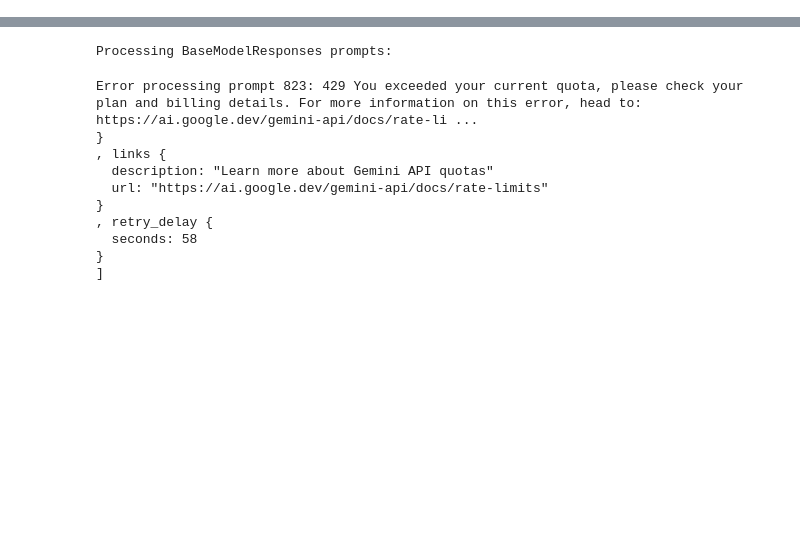
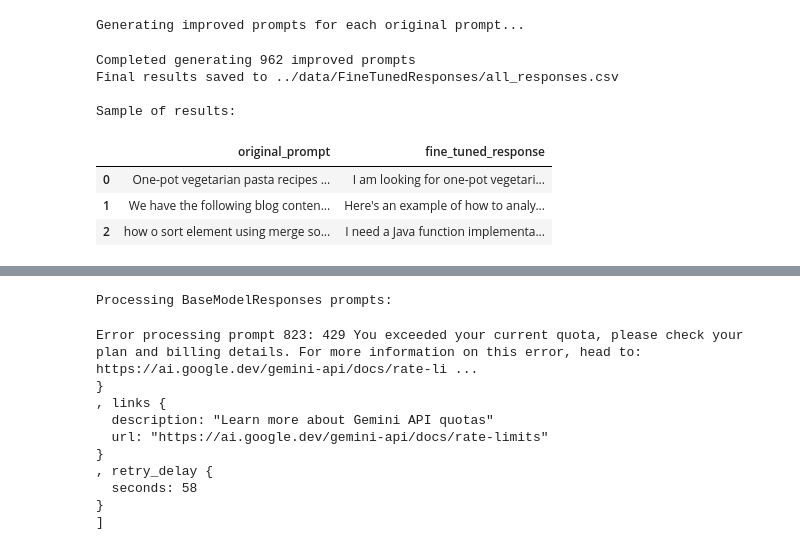
Before and after one commit to megemann/oneprompted, a Jupyter notebook: notebooks/Responses.ipynb, the cells around one changed output, grey strips where cells are left out. Drawn from its saved outputs; the diff is of its cells as text; code cells hidden in the pictures; blank space fills up the shorter version.

```diff
--- a/notebooks/Responses.ipynb
+++ b/notebooks/Responses.ipynb
@@ -262,39 +286,43 @@ def safe_generate_response(prompt):
     except Exception as e:
         print(f"Error processing prompt: {str(e)[:100]}...")
         return "Error generating response"
 
 # Create directory if it doesn't exist
 import os
 os.makedirs("../data/FineTunedResponses", exist_ok=True)
 
 # Initialize counter for saving
 counter = [0]
 total_rows = len(df_sharegpt)
 
 # Define a function to process each row and save every 100 rows
 def process_and_save(prompt):
     response = safe_generate_response(prompt)
     counter[0] += 1
 
-    # Save every 100 rows
-    if counter[0] % 100 == 0:
-        batch_num = counter[0] // 100
-        print(f"Processed {counter[0]} rows. Saving batch {batch_num}...")
-        df_sharegpt.to_csv(f"../data/FineTunedResponses/responses_batch_{batch_num}.csv", index=False)
-
     return response
 
 # Apply the function to each row in the dataframe with tqdm progress bar
 tqdm.pandas(desc="Processing prompts")
 df_sharegpt['fine_tuned_response'] = df_sharegpt['original_prompt'].progress_apply(process_and_save)
 
 # Save the final complete dataset
 df_sharegpt.to_csv("../data/FineTunedResponses/all_responses.csv", index=False)
 print(f"Completed generating {total_rows} improved prompts")
 print(f"Final results saved to ../data/FineTunedResponses/all_responses.csv")
 
 print("\nSample of results:")
 display(df_sharegpt[['original_prompt', 'fine_tuned_response']].head(3))
+# %% [output]
+Generating improved prompts for each original prompt...
+Completed generating 962 improved prompts
+Final results saved to ../data/FineTunedResponses/all_responses.csv
+
+Sample of results:
+|  | original_prompt | fine_tuned_response |
+| 0 | One-pot vegetarian pasta recipes ... | I am looking for one-pot vegetari... |
+| 1 | We have the following blog conten... | Here's an example of how to analy... |
+| 2 | how o sort element using merge so... | I need a Java function implementa... |
 # %%
 print(df_sharegpt['original_prompt'].iloc[0])
 
```
Also changed, not shown: parts of 11 cells of this notebook, 26 other files.
